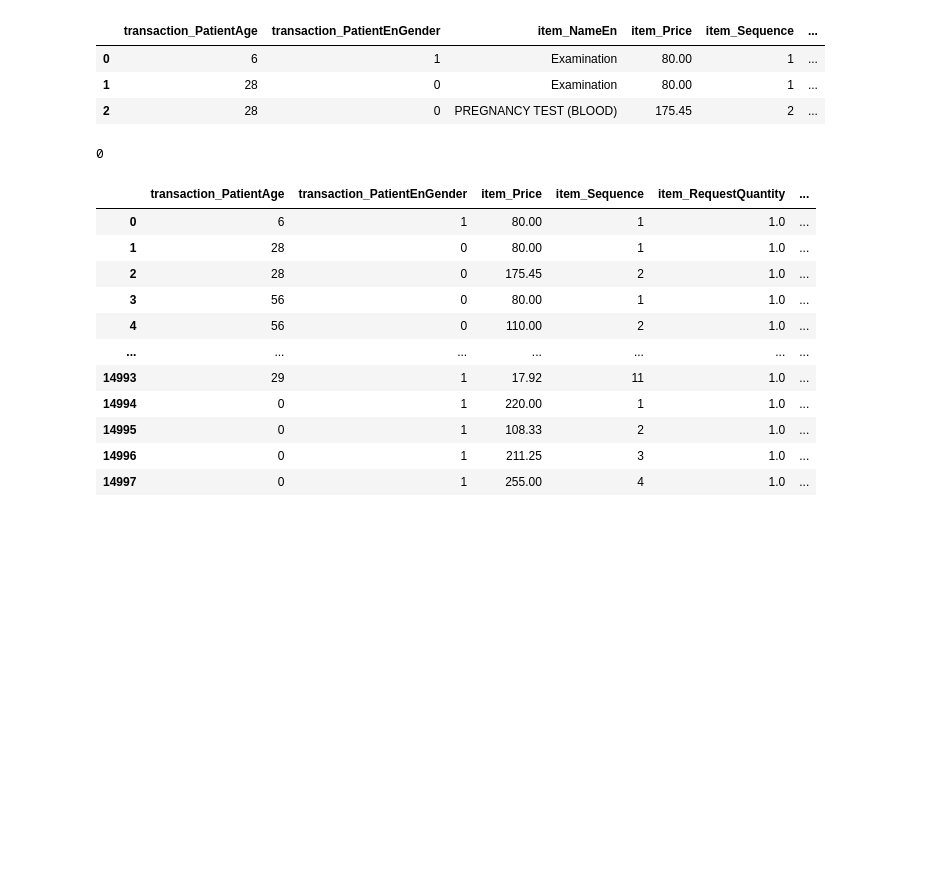
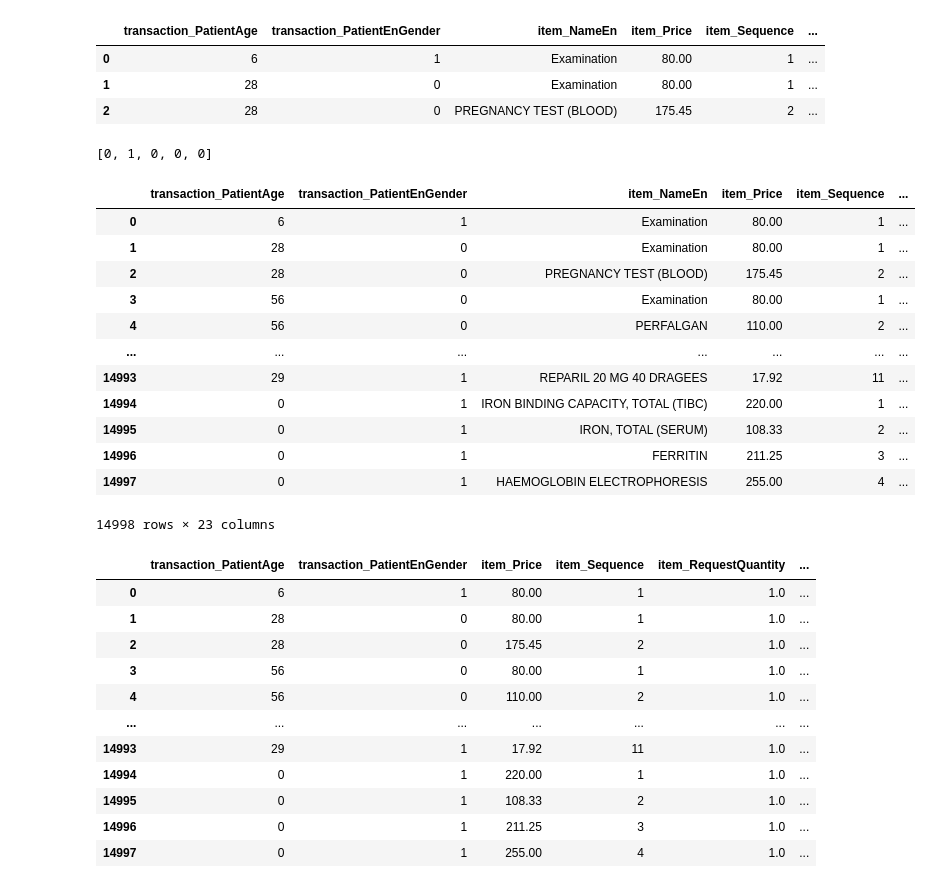
Before and after one commit to Andalusia-Data-Science-Team/Claims_Rejection, a Jupyter notebook: model_training.ipynb, the cells around one changed output. Saved outputs shown, nothing was run; the diff lists cells and outputs as text; code cells hidden in the pictures; blank space fills up the shorter version.

```diff
--- a/model_training.ipynb
+++ b/model_training.ipynb
@@ -20,3 +17,5 @@ X_test = df_test[train_columns[:-1]];  y_test = df_test[train_columns[-1]]
+# %%
+X_train, y_train, X_test, y_test = get_training_inputs(df_train, df_test)
 # %%
 X_train.head(3)
 # %% [output]
@@ -24,12 +23,10 @@ X_train.head(3)
 | 0 | 6 | 1 | Examination | 80.00 | 1 | ... |
 | 1 | 28 | 0 | Examination | 80.00 | 1 | ... |
 | 2 | 28 | 0 | PREGNANCY TEST (BLOOD) | 175.45 | 2 | ... |
-# %%
-y_test = encode_label(y_test)
-y_train = encode_label(y_train)
-y_test[0]
-# %% [output]
-0
+# %%
+y_test[:5]
+# %% [output]
+[0, 1, 0, 0, 0]
 # %%
 lstm_embedding = LSTMEmbedding()
 data_prep = MergedDataPreprocessing(df_train)
@@ -39,3 +36,19 @@ X_test  = data_prep.column_embedding(X_test,textual_col='item_NameEn')
+# %%
+X_train
+# %% [output]
+|  | transaction_PatientAge | transaction_PatientEnGender | item_NameEn | item_Price | item_Sequence | ... |
+| 0 | 6 | 1 | Examination | 80.00 | 1 | ... |
+| 1 | 28 | 0 | Examination | 80.00 | 1 | ... |
+| 2 | 28 | 0 | PREGNANCY TEST (BLOOD) | 175.45 | 2 | ... |
+| 3 | 56 | 0 | Examination | 80.00 | 1 | ... |
+| 4 | 56 | 0 | PERFALGAN | 110.00 | 2 | ... |
+| ... | ... | ... | ... | ... | ... | ... |
+| 14993 | 29 | 1 | REPARIL 20 MG 40 DRAGEES | 17.92 | 11 | ... |
+| 14994 | 0 | 1 | IRON BINDING CAPACITY, TOTAL (TIBC) | 220.00 | 1 | ... |
+| 14995 | 0 | 1 | IRON, TOTAL (SERUM) | 108.33 | 2 | ... |
+| 14996 | 0 | 1 | FERRITIN | 211.25 | 3 | ... |
+| 14997 | 0 | 1 | HAEMOGLOBIN ELECTROPHORESIS | 255.00 | 4 | ... |
+14998 rows × 23 columns
 # %%
 columns_needed = ['transaction_PatientAge','transaction_PatientEnGender','item_Price','item_Sequence','item_RequestQuantity','transaction_DiagnosisIds','item_NameEn1','item_NameEn2','item_NameEn3','item_NameEn4','item_NameEn5','item_NameEn6','item_NameEn7','item_NameEn8','item_NameEn9', 'item_NameEn10','item_NameEn11', 'item_NameEn12', 'item_NameEn13', 'item_NameEn14','item_NameEn15', 'item_NameEn16']
 
```
Also changed, not shown: parts of 18 cells of this notebook, 3 other files.
